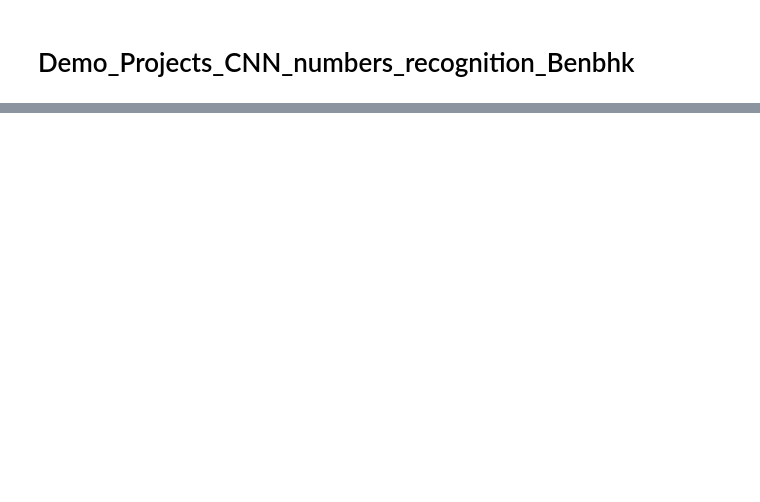
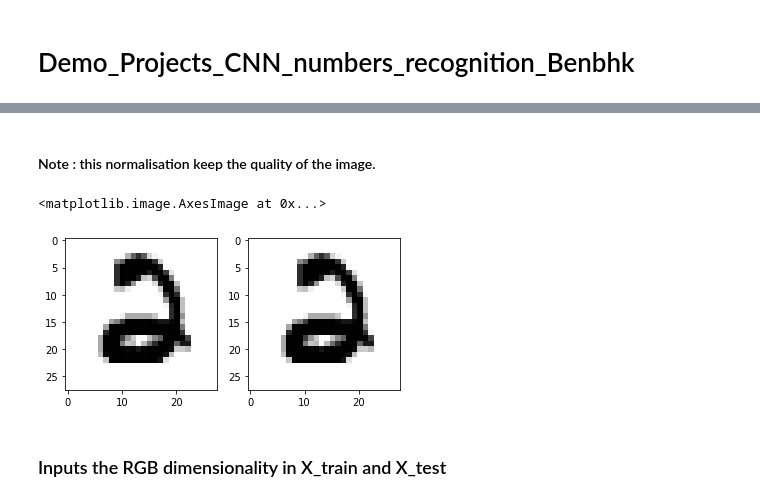
Before and after one commit to Benjaminbhk/Demo_Project_CNN_digits_recognition_Benbhk, a Jupyter notebook: notebooks/CNN_notebook.ipynb, the cells around one changed output, grey strips where cells are left out. Drawn from its saved outputs; the diff is of its cells as text; code cells hidden in the pictures; blank space fills up the shorter version.

```diff
--- a/notebooks/CNN_notebook.ipynb
+++ b/notebooks/CNN_notebook.ipynb
@@ -20,0 +39,19 @@ plt.imshow(X_train[82],cmap='gray_r')
+# %%
+def img_normalizer(X):
+    return X/255-0.5
+
+X_train_normlz = img_normalizer(X_train)
+X_test_normlz = img_normalizer(X_test)
+# %% [markdown]
+#### Note : this normalisation keep the quality of the image.
+# %%
+f, axarr = plt.subplots(1,2)
+
+
+axarr[0].imshow(X_train[82],cmap='gray_r')
+axarr[1].imshow(X_train_normlz[82],cmap='gray_r')
+# %% [output]
+<matplotlib.image.AxesImage at 0x...>
+[figure, added]
+# %% [markdown]
+### Inputs the RGB dimensionality in X_train and X_test
```
Also changed, not shown: parts of 25 cells of this notebook.
